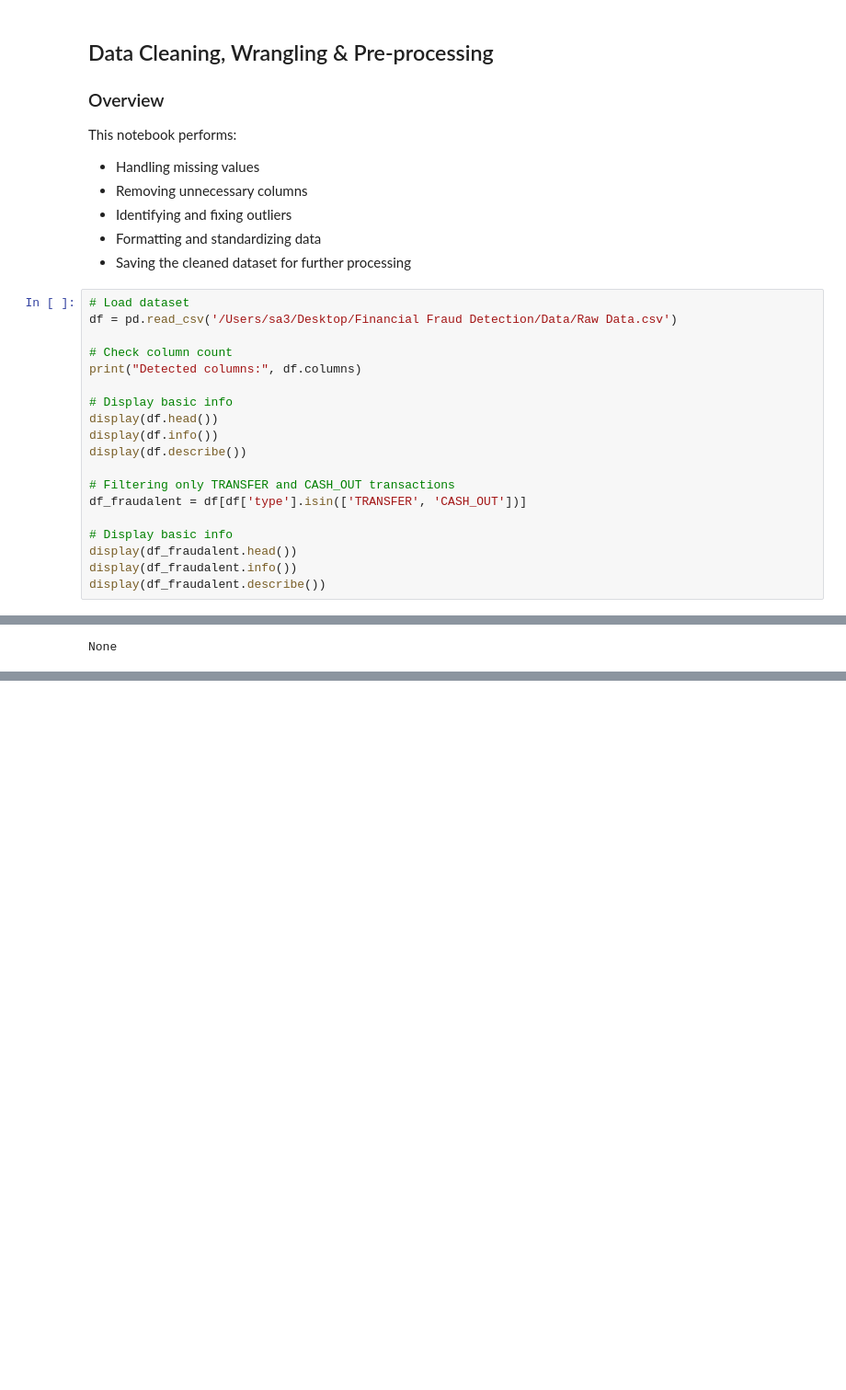
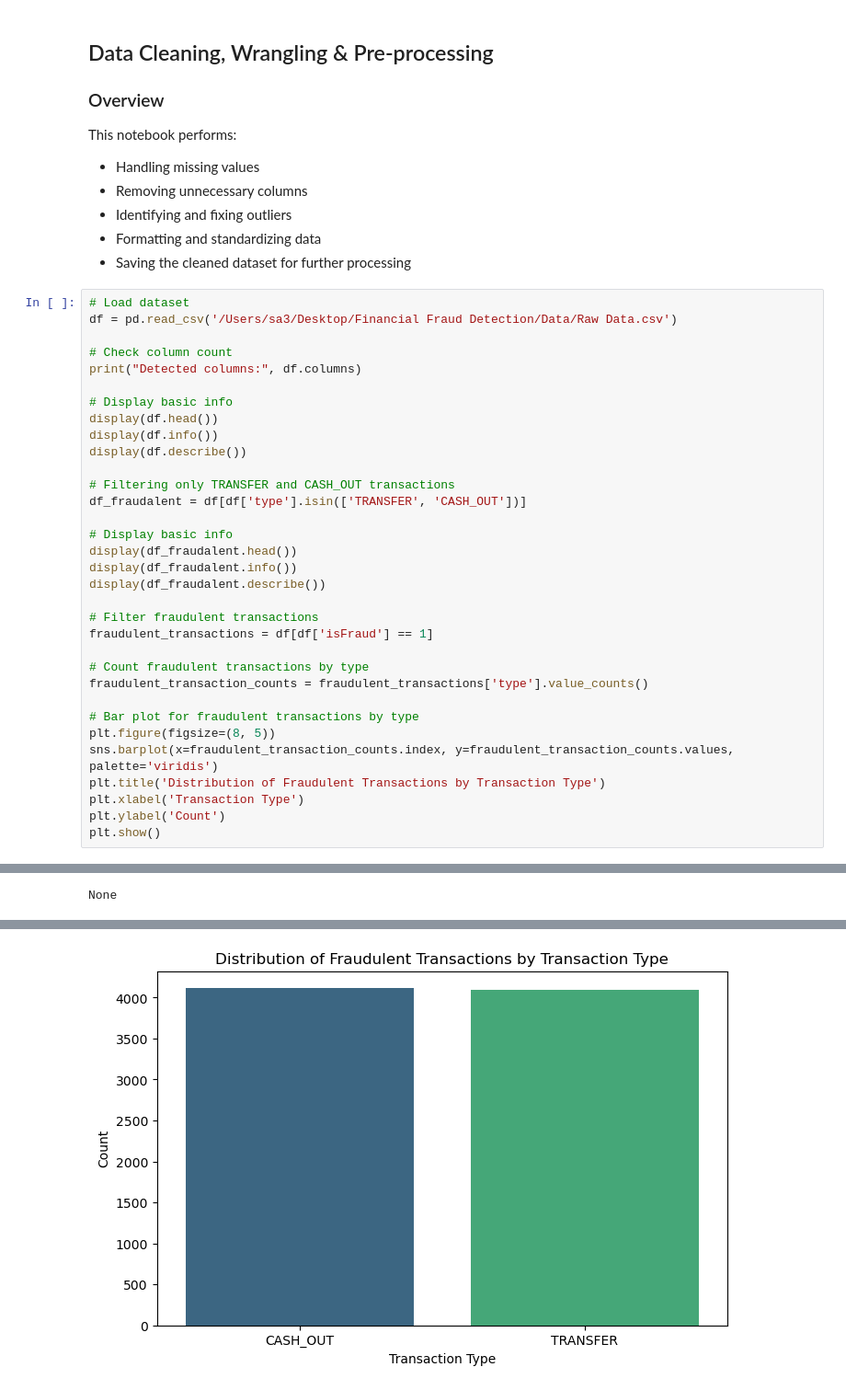
Before and after one commit to Elorna-Pierre/Financial_Fraud_Detection, a Jupyter notebook: Code Notebooks/CLEAN.ipynb, the cells around one changed output, grey strips where cells are left out. Shown at 92% size. Cells and saved outputs as stored; diff of their text form; blank space fills up the shorter version.

```diff
--- a/Code Notebooks/CLEAN.ipynb
+++ b/Code Notebooks/CLEAN.ipynb
@@ -33,6 +33,20 @@ df_fraudalent = df[df['type'].isin(['TRANSFER', 'CASH_OUT'])]
 display(df_fraudalent.head())
 display(df_fraudalent.info())
 display(df_fraudalent.describe())
+
+# Filter fraudulent transactions
+fraudulent_transactions = df[df['isFraud'] == 1]
+
+# Count fraudulent transactions by type
+fraudulent_transaction_counts = fraudulent_transactions['type'].value_counts()
+
+# Bar plot for fraudulent transactions by type
+plt.figure(figsize=(8, 5))
+sns.barplot(x=fraudulent_transaction_counts.index, y=fraudulent_transaction_counts.values, palette='viridis')
+plt.title('Distribution of Fraudulent Transactions by Transaction Type')
+plt.xlabel('Transaction Type')
+plt.ylabel('Count')
+plt.show()
 # %% [output]
 Detected columns: Index(['step', 'type', 'amount', 'nameOrig', 'oldbalanceOrg', 'newbalanceOrig',
        'nameDest', 'oldbalanceDest', 'newbalanceDest', 'isFraud',
@@ -109,3 +126,4 @@ None
+[figure, added]
 # %%
 # Handling missing values
 df_fraudalent.replace([np.inf, -np.inf], np.nan, inplace=True)
```
Also changed, not shown: parts of 2 cells of this notebook, 4 other files.
